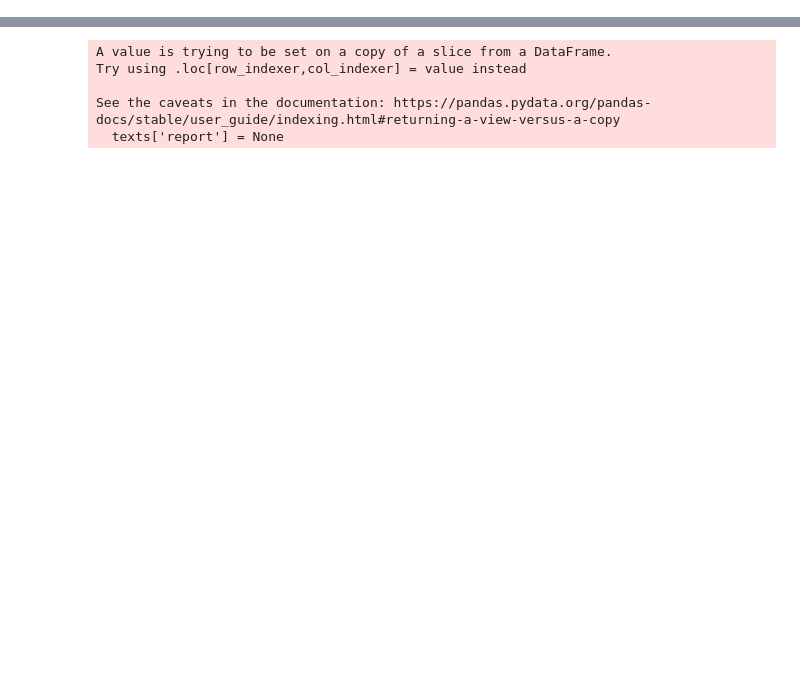
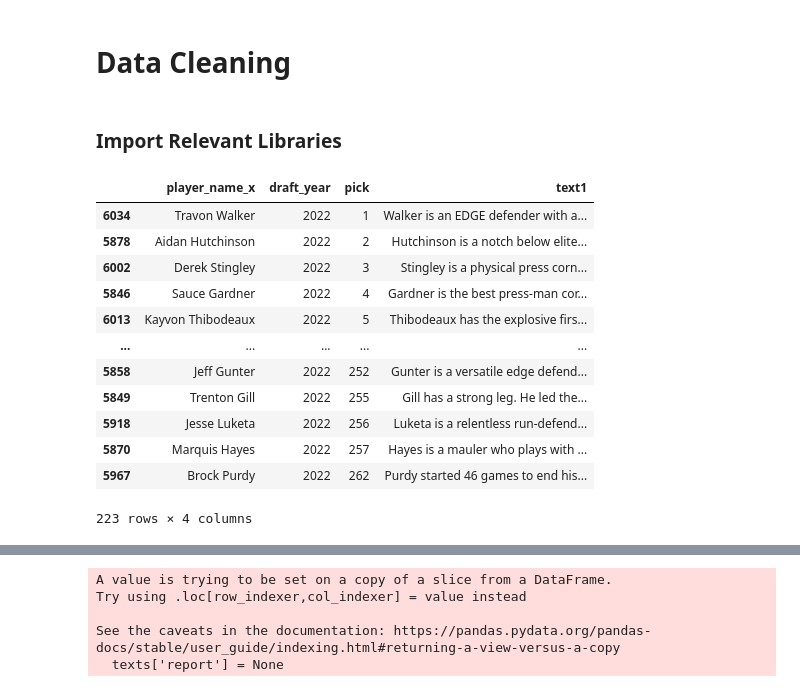
Before and after one commit to jpalgon/Draft_Scouting, a Jupyter notebook: Data Cleaning.ipynb, the cells around one changed output, grey strips where cells are left out. Drawn from its saved outputs; the diff is of its cells as text; code cells hidden in the pictures; blank space fills up the shorter version.

Commit message:
updating cleaning

```diff
--- a/Data Cleaning.ipynb
+++ b/Data Cleaning.ipynb
@@ -1,3 +1,7 @@
+# %% [markdown]
+# Data Cleaning
+# %% [markdown]
+### Import Relevant Libraries
 # %%
 import pandas as pd
 import numpy as np
@@ -9 +14,17 @@ draft = pd.read_csv('./Data/nfl_draft_profiles.csv')
+# %%
+draft2022
+# %% [output]
+|  | player_name_x | draft_year | pick | text1 |
+| 6034 | Travon Walker | 2022 | 1 | Walker is an EDGE defender with a... |
+| 5878 | Aidan Hutchinson | 2022 | 2 | Hutchinson is a notch below elite... |
+| 6002 | Derek Stingley | 2022 | 3 | Stingley is a physical press corn... |
+| 5846 | Sauce Gardner | 2022 | 4 | Gardner is the best press-man cor... |
+| 6013 | Kayvon Thibodeaux | 2022 | 5 | Thibodeaux has the explosive firs... |
+| ... | ... | ... | ... | ... |
+| 5858 | Jeff Gunter | 2022 | 252 | Gunter is a versatile edge defend... |
+| 5849 | Trenton Gill | 2022 | 255 | Gill has a strong leg. He led the... |
+| 5918 | Jesse Luketa | 2022 | 256 | Luketa is a relentless run-defend... |
+| 5870 | Marquis Hayes | 2022 | 257 | Hayes is a mauler who plays with ... |
+| 5967 | Brock Purdy | 2022 | 262 | Purdy started 46 games to end his... |
+223 rows × 4 columns
 # %%
```
Also changed, not shown: parts of 13 cells of this notebook, 3 other files.
